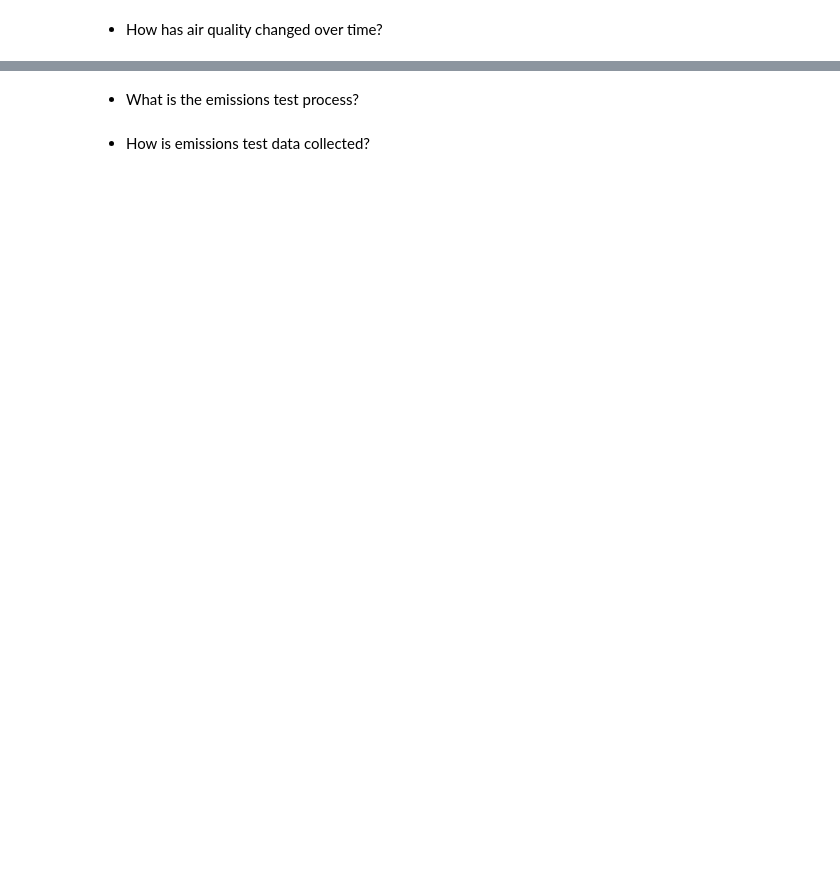
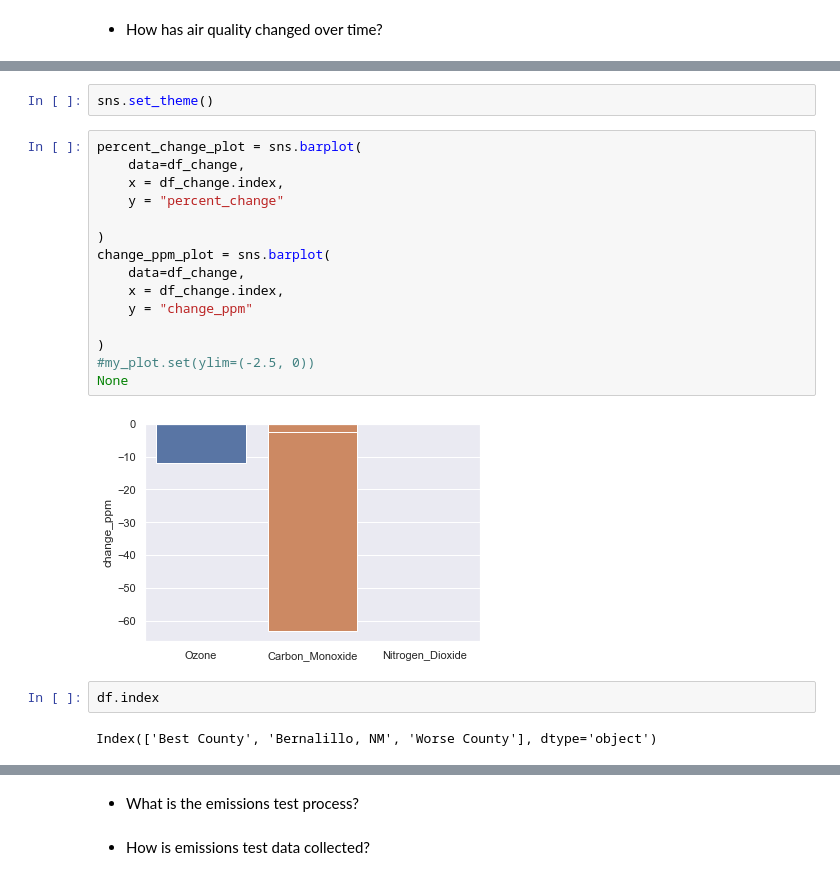
Before and after one commit to hanbo-e/wimlds_emissions, a Jupyter notebook: notebooks/eeva_tech_handover.ipynb, the cells around one changed output, grey strips where cells are left out. Saved outputs shown, nothing was run; the diff lists cells and outputs as text; blank space fills up the shorter version.

```diff
--- a/notebooks/eeva_tech_handover.ipynb
+++ b/notebooks/eeva_tech_handover.ipynb
@@ -32,0 +73,23 @@ df
+# %%
+sns.set_theme()
+# %%
+percent_change_plot = sns.barplot(
+    data=df_change,
+    x = df_change.index,
+    y = "percent_change"
+
+)
+change_ppm_plot = sns.barplot(
+    data=df_change,
+    x = df_change.index,
+    y = "change_ppm"
+
+)
+#my_plot.set(ylim=(-2.5, 0))
+None
+# %% [output]
+[figure, added]
+# %%
+df.index
+# %% [output]
+Index(['Best County', 'Bernalillo, NM', 'Worse County'], dtype='object')
```
Also changed, not shown: parts of 7 cells of this notebook.
